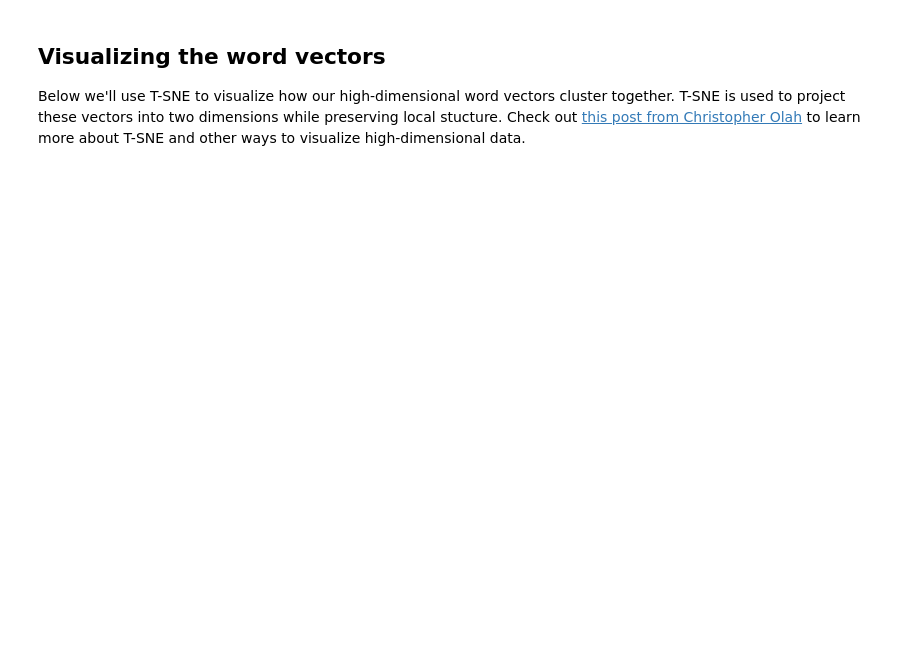
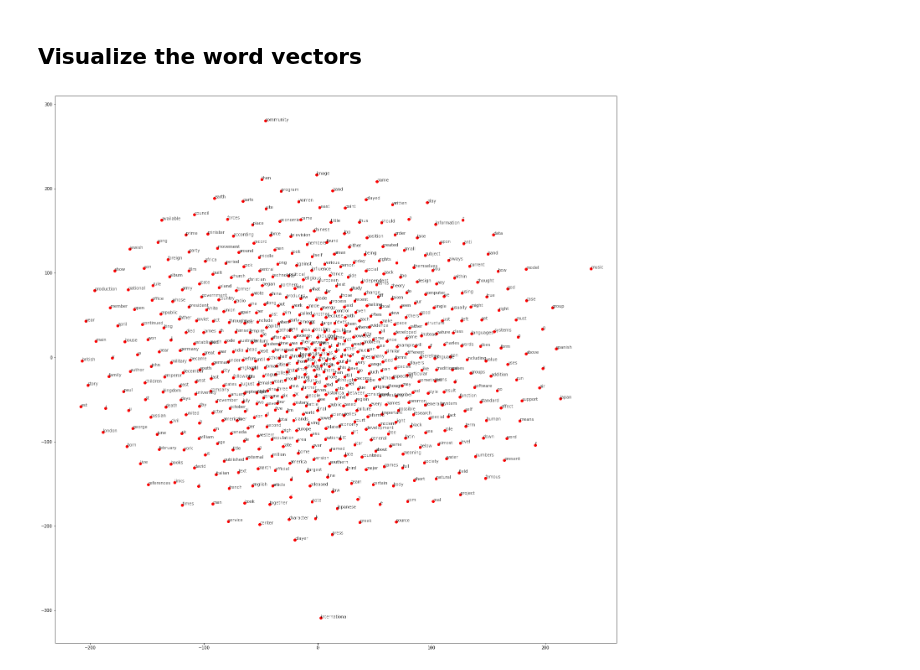
Before and after one commit to Dave-Vedant/Deep_Learning_NanoDegree-Udacity, a Jupyter notebook: Recurrent_Neural_Network/W2V_(skip_gram_architecure).ipynb, the cells around one changed output. Cells and saved outputs as stored; diff of their text form; code cells hidden in the pictures; blank space fills up the shorter version.

```diff
--- a/Recurrent_Neural_Network/W2V_(skip_gram_architecure).ipynb
+++ b/Recurrent_Neural_Network/W2V_(skip_gram_architecure).ipynb
@@ -269,0 +141,7 @@ An Embedding layer takes in a number of inputs, importantly:
+# %%
+def get_target(words, idx, window_size):
+  R = np.random.randint(1, window_size+1)                                       # due to indexing start from 1
+  start = idx-R if (idx-R)>0 else 0
+  stop = idx+R
+  target_words = words[start:idx] + words[idx+1:stop+1]
+  return list(target_words)
@@ -269,0 +170,7 @@ An Embedding layer takes in a number of inputs, importantly:
+# %%
+int_text = [i for i in range(20)]
+x,y = next(get_batches(int_text, batch_size= 6 ,window_size= 2))
+
+print('x : ', x)
+print("============")
+print('y :', y)
@@ -292 +222,15 @@ Below is our training loop, and I recommend that you train on GPU, if available.
+# %%
+# generate skip_gram architecture
+class skip_gram(nn.Module):
+  def __init__(self, n_vocab, n_embed):
+    super().__init__()
+    self.embed = nn.Embedding(n_vocab,n_embed)
+    self.output = nn.Linear(n_embed,n_vocab)
+    self.log_softmax = nn.LogSoftmax(dim=1)
+
+  def forward(self,x):
+    x = self.embed(x)
+    scores = self.output(x)
+    log_ps = self.log_softmax(scores)
+    return log_ps
 # %%
@@ -331,5 +299,3 @@ for e in range(epochs):
-# %% [markdown]
-## Visualizing the word vectors
-
-Below we'll use T-SNE to visualize how our high-dimensional word vectors cluster together. T-SNE is used to project these vectors into two dimensions while preserving local stucture. Check out [this post from Christopher Olah](http://colah.github.io/posts/2014-10-Visualizing-MNIST/) to learn more about T-SNE and other ways to visualize high-dimensional data.
+# %% [markdown]
+## Visualize the word vectors
 # %%
@@ -348,5 +305,14 @@ embed_tsne = tsne.fit_transform(embeddings[:viz_words, :])
 # %%
-fig, ax = plt.subplots(figsize=(16, 16))
+# seperate embedding layer out of the model
+embeddings = model.embed.weight.to('cpu').data.numpy()
+
+viz_words = 600
+tsne = TSNE()
+embed_tsne = tsne.fit_transform(embeddings[:viz_words,:])
+
+fig, ax = plt.subplots(figsize=(24,24))
 for idx in range(viz_words):
-    plt.scatter(*embed_tsne[idx, :], color='steelblue')
-    plt.annotate(int_to_vocab[idx], (embed_tsne[idx, 0], embed_tsne[idx, 1]), alpha=0.7)
+  plt.scatter(*embed_tsne[idx,:], color= 'red')
+  plt.annotate(int_to_vocab[idx],(embed_tsne[idx,0],embed_tsne[idx,1]),alpha= 0.7)
+# %% [output]
+[figure, added]
```
Also changed, not shown: parts of 47 cells of this notebook.
